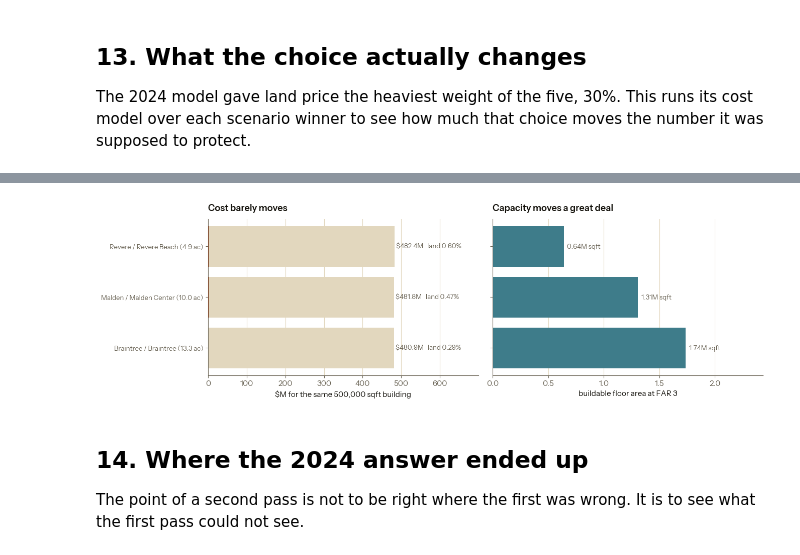
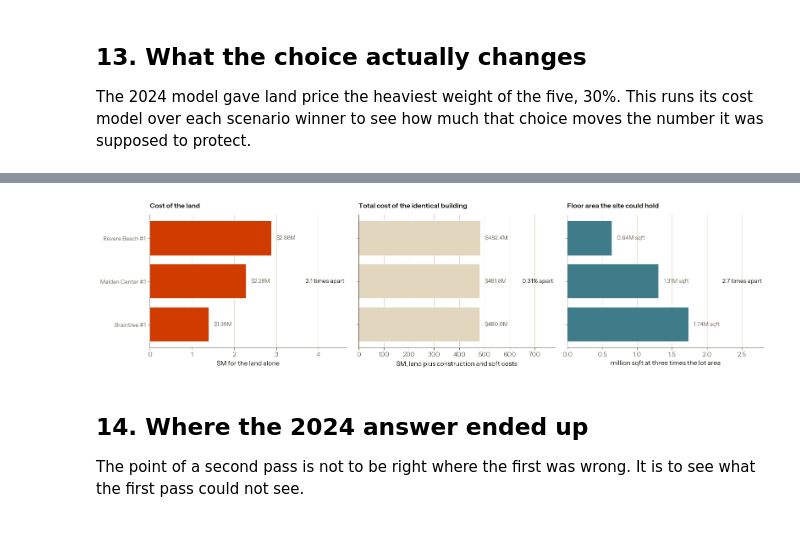
Before and after one commit to williamzqliu/tod-boston, a Jupyter notebook: 2026-rebuild.ipynb, the cells around one changed output, grey strips where cells are left out. Saved outputs shown, nothing was run; the diff lists cells and outputs as text; code cells hidden in the pictures.

```diff
--- a/2026-rebuild.ipynb
+++ b/2026-rebuild.ipynb
@@ -274,10 +417,10 @@ for i in range(len(CAND)):
         ax.text(j, i, f'{v:.2f}', ha='center', va='center', fontsize=9,
                 color='white' if abs(v) > 0.6 else INK,
                 fontweight='bold' if i != j and abs(v) > 0.9 else 'normal')
-ax.set_title('Redundancy check: 0.98 and 0.96 are the same variable twice')
+ax.set_title('Pearson correlation between candidate indicators')
 ax.grid(False)
 plt.colorbar(im, ax=ax, shrink=0.75, label='Pearson r')
-save('04-correlation', dpi=460)
+save('04-correlation', dpi=460, source=SRC_BOTH)
 
 print('dropped as redundant: weekend (r=%.2f with daily), estcapmix (r=%.2f with buildar_ac)'
       % (corr.loc['daily', 'weekend'], corr.loc['buildar_ac', 'estcapmix']))
@@ -365,7 +514,7 @@ for st_name, row in pc.iterrows():
     ax1.plot(years, [row[c] for c in cols], color=LINE_COLOR.get(row.line, MUTE),
              alpha=0.45, lw=1.1, marker='o', ms=2.5)
 ax1.set_yscale('log')
-ax1.set_title('Weekday flow at each candidate station, 2017 to 2025')
+ax1.set_title('Weekday flow at each candidate station, Fall 2017 to Fall 2025')
 ax1.yaxis.set_major_formatter(thousands)
 ax1.axvspan(2019.2, 2022.8, color=FAINT, alpha=0.5)
 ax1.text(2021, ax1.get_ylim()[1] * 0.6, 'no data\n2020–2022', ha='center', color=MUTE, fontsize=9)
@@ -382,7 +531,7 @@ r = np.corrcoef(np.log(pc['Fall 2019']), pc.recovery)[0, 1]
 z = np.polyfit(np.log(pc['Fall 2019']), pc.recovery, 1)
 xs = np.linspace(np.log(pc['Fall 2019'].min()), np.log(pc['Fall 2019'].max()), 50)
 ax2.plot(np.exp(xs), np.polyval(z, xs), color=ACCENT, lw=1.8)
-ax2.set_title(f'The bigger a station was in 2019, the less of it came back  (r = {r:.2f})')
+ax2.set_title(f'Fall 2025 flow as a share of Fall 2019, against Fall 2019 flow  (r = {r:.2f})')
 ax2.set_xlabel('weekday flow, Fall 2019')
 ax2.set_ylabel('Fall 2025 as % of Fall 2019')
 ax2.xaxis.set_major_formatter(thousands)
@@ -391,7 +540,7 @@ for nm in ['Quincy Center', 'Malden Center', 'Revere Beach', 'Harvard', 'Waban']
         ax2.annotate(nm, (pc.loc[nm, 'Fall 2019'], pc.loc[nm, 'recovery']),
                      textcoords='offset points', xytext=(6, 4), fontsize=9, color=INK)
 plt.tight_layout()
-save('06-trend')
+save('06-trend', source='MBTA rail ridership, Fall 2017, 2018, 2019, 2023, 2024 and 2025')
 
 print('median flow change across candidate stations, Fall 2023 to Fall 2025: '
       f'{(pc["Fall 2025"] / pc["Fall 2023"]).median() * 100 - 100:+.1f}%')
@@ -667,10 +965,11 @@ b = ax.barh(share.index[::-1], share.values[::-1] * 100,
 for bar, v in zip(b, share.values[::-1]):
     ax.text(v * 100 + 0.6, bar.get_y() + bar.get_height() / 2, f'{v:.0%}', va='center',
             fontsize=10, color=MUTE)
-ax.set_xlabel('share of all possible weightings in which this site ranks first')
-ax.set_title('200,000 random weightings over the frontier')
+ax.set_xlabel('share of all possible weightings in which this parcel ranks first')
+ax.set_ylabel('candidate parcel')
+ax.set_title('First-place share across 200,000 sampled weightings')
 ax.set_xlim(0, share.max() * 118)
 ax.grid(axis='y', visible=False)
-save('10-weight-space')
+save('10-weight-space', source=SRC_BOTH)
 print(share.round(3).to_string())
 # %% [output]
@@ -791,31 +1199,47 @@ cost['total'] = SQFT * BUILD_COST + cost.land + SOFT
 cost['land_pct'] = cost.land / cost.total * 100
 cost['capacity_sqft'] = cost.buildable * 43_560 * FAR
 print(cost.round(2).to_string(index=False))
-print(f"\ntotal cost spread across the winners: "
+print(f"\nland spread across the winners: {cost.land.max() / cost.land.min():.1f}x")
+print(f"total cost spread across the winners: "
       f"${cost.total.max()-cost.total.min():,.0f} ({cost.total.max()/cost.total.min()-1:.2%})")
 print(f"capacity spread: {cost.capacity_sqft.max()/cost.capacity_sqft.min():.1f}x")
 
-fig, (ax1, ax2) = plt.subplots(1, 2, figsize=(13.5, 4.2), sharey=True)
+# Three panels, each on its own scale, because the three quantities differ by
+# three orders of magnitude and a stacked bar buried the first of them: land
+# drawn to the same axis as the total is a sliver half a per cent wide, which
+# is the finding but is not a readable mark. Separated, the land panel shows
+# what the stack hid — the land itself is twice as dear at one site as at
+# another — and the totals beside it show how little of that survives.
+fig, axes = plt.subplots(1, 3, figsize=(16, 4.2), sharey=True)
 y = np.arange(len(cost))
-ax1.barh(y, cost.total / 1e6, color=FAINT)
-ax1.barh(y, cost.land / 1e6, color=ACCENT)
-for i, r in cost.iterrows():
-    ax1.text(r.total / 1e6 + 4, i, f'${r.total/1e6:.1f}M   land {r.land_pct:.2f}%',
-             va='center', fontsize=9.5, color=MUTE)
-ax1.set_yticks(y, cost.site, fontsize=9.5)
-ax1.set_xlim(0, cost.total.max() / 1e6 * 1.45)
-ax1.set_xlabel('$M for the same 500,000 sqft building')
-ax1.set_title('Cost barely moves')
-ax1.grid(axis='y', visible=False)
 
-ax2.barh(y, cost.capacity_sqft / 1e6, color=ACCENT2)
-for i, r in cost.iterrows():
-    ax2.text(r.capacity_sqft / 1e6 + 0.03, i, f'{r.capacity_sqft/1e6:.2f}M sqft',
-             va='center', fontsize=9.5, color=MUTE)
-ax2.set_xlim(0, cost.capacity_sqft.max() / 1e6 * 1.4)
-ax2.set_xlabel('buildable floor area at FAR 3')
-ax2.set_title('Capacity moves a great deal')
-ax2.grid(axis='y', visible=False)
+PANELS = [
+    (cost.land / 1e6, ACCENT, 'Cost of the land',
+     '$M for the land alone',
+     [f'${v/1e6:.2f}M' for v in cost.land],
+     f'{cost.land.max() / cost.land.min():.1f} times apart'),
+    (cost.total / 1e6, FAINT, 'Total cost of the identical building',
+     '$M, land plus construction and soft costs',
+     [f'${v/1e6:.1f}M' for v in cost.total],
+     f'{cost.total.max() / cost.total.min() - 1:.2%} apart'),
+    (cost.capacity_sqft / 1e6, ACCENT2, 'Floor area the site could hold',
+     'million sqft at three times the lot area',
+     [f'{v/1e6:.2f}M sqft' for v in cost.capacity_sqft],
+     f'{cost.capacity_sqft.max() / cost.capacity_sqft.min():.1f} times apart'),
+]
+for ax, (ser, colour, title, xlab, marks, spread) in zip(axes, PANELS):
+    ax.barh(y, ser, color=colour, edgecolor='white', lw=0.6)
+    for i, (v, mark) in enumerate(zip(ser, marks)):
+        ax.text(v + ser.max() * 0.04, i, mark, va='center', fontsize=9.5, color=MUTE)
+    ax.set_xlim(0, ser.max() * 1.62)
+    ax.set_title(title, fontsize=11.5)
+    ax.set_xlabel(xlab)
+    # The comparison the panel exists to support, in the empty right-hand
+    # quarter that the value labels never reach.
+    ax.text(0.99, 0.5, spread, transform=ax.transAxes, ha='right', va='center',
+            fontsize=10, color=INK)
+    ax.grid(axis='y', visible=False)
+axes[0].set_yticks(y, cost.site, fontsize=9.5)
 plt.tight_layout()
-save('13-cost-vs-capacity')
+save('13-cost-vs-capacity', source=f'{SRC_MAPC}  ·  construction and soft costs from the 2024 model')
 # %% [output]
@@ -829,4 +1255,4 @@ capacity spread: 2.7x
-[figure, old version]
+[figure, new version]
 # %% [markdown]
 ## 14. Where the 2024 answer ended up
 
```
Also changed, not shown: parts of 35 cells of this notebook, 3 other files.
